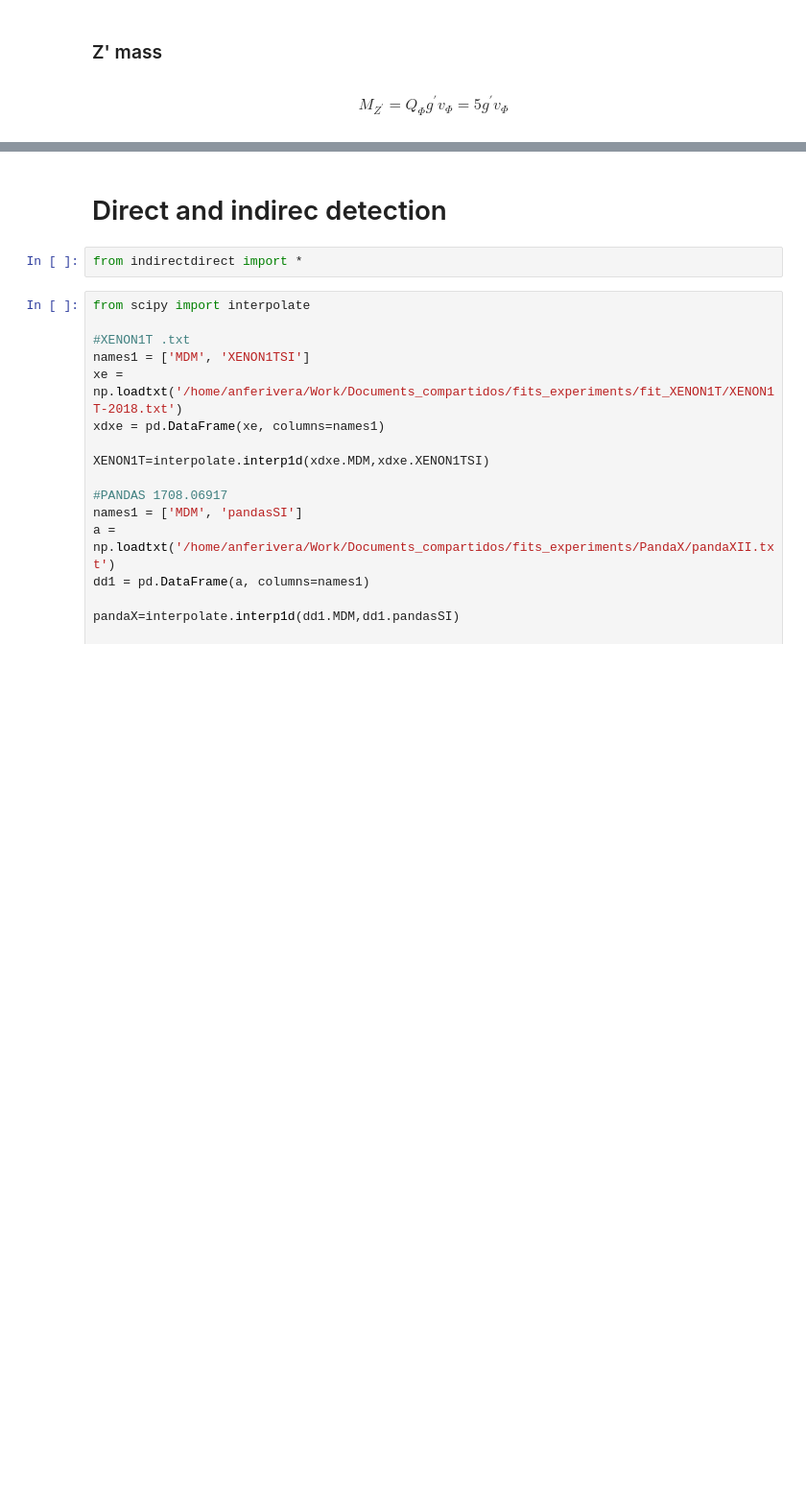
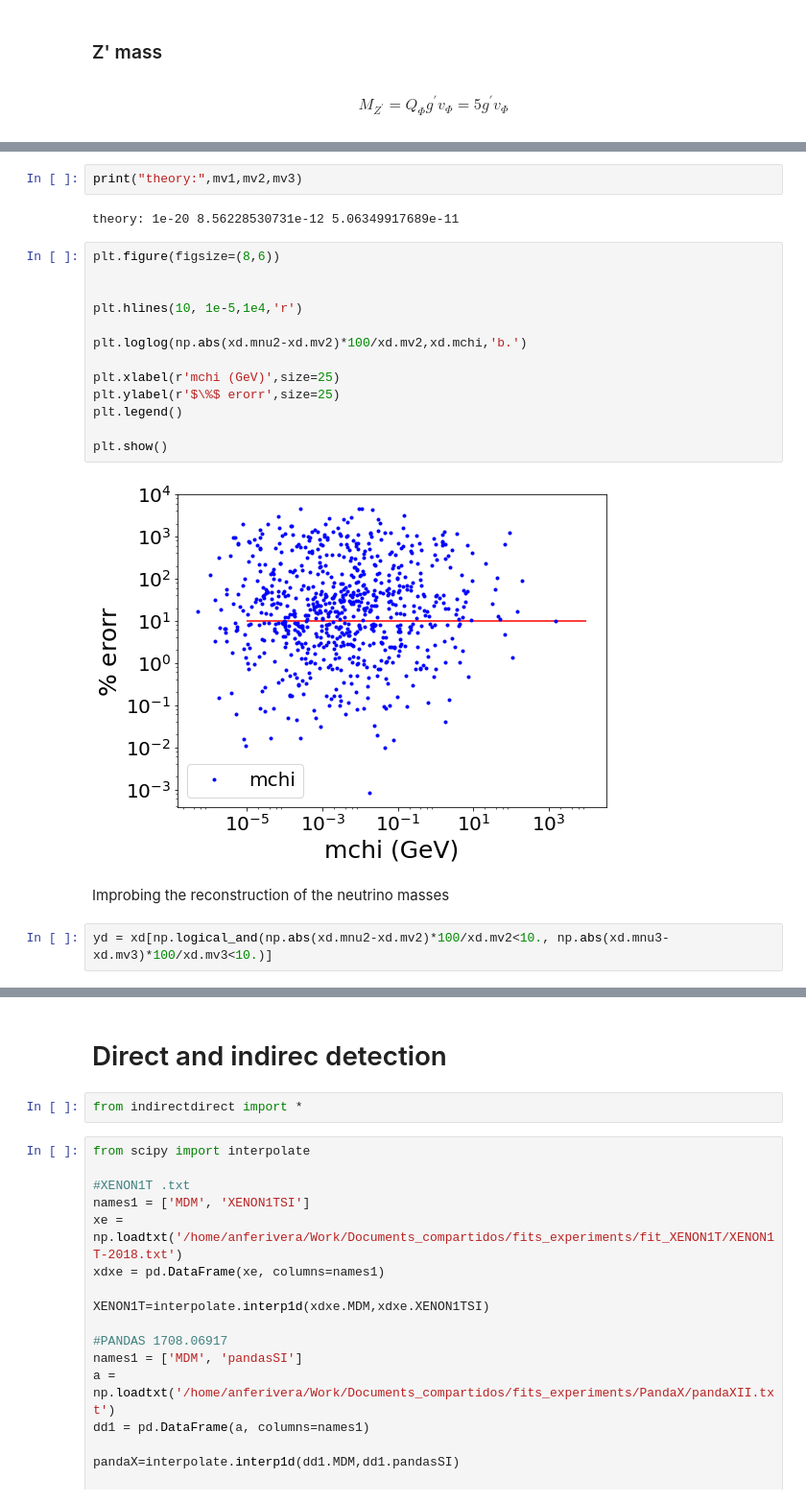
Before and after one commit to anferivera/DarkBariogenesis, a Jupyter notebook: U1B_model-random-scan-v2.ipynb, the cells around one changed output, grey strips where cells are left out. Shown at 96% size. Drawn from its saved outputs; the diff is of its cells as text; blank space fills up the shorter version.

```diff
--- a/U1B_model-random-scan-v2.ipynb
+++ b/U1B_model-random-scan-v2.ipynb
@@ -513,0 +518,23 @@ plt.tight_layout()
+# %%
+print("theory:",mv1,mv2,mv3)
+# %% [output]
+theory: 1e-20 8.56228530731e-12 5.06349917689e-11
+# %%
+plt.figure(figsize=(8,6))
+
+
+plt.hlines(10, 1e-5,1e4,'r')
+
+plt.loglog(np.abs(xd.mnu2-xd.mv2)*100/xd.mv2,xd.mchi,'b.')
+
+plt.xlabel(r'mchi (GeV)',size=25)
+plt.ylabel(r'$\%$ erorr',size=25)
+plt.legend()
+
+plt.show()
+# %% [output]
+[figure, added]
+# %% [markdown]
+Improbing the reconstruction of the neutrino masses
+# %%
+yd = xd[np.logical_and(np.abs(xd.mnu2-xd.mv2)*100/xd.mv2<10., np.abs(xd.mnu3-xd.mv3)*100/xd.mv3<10.)]
```
Also changed, not shown: parts of 26 cells of this notebook, 16 other files.
